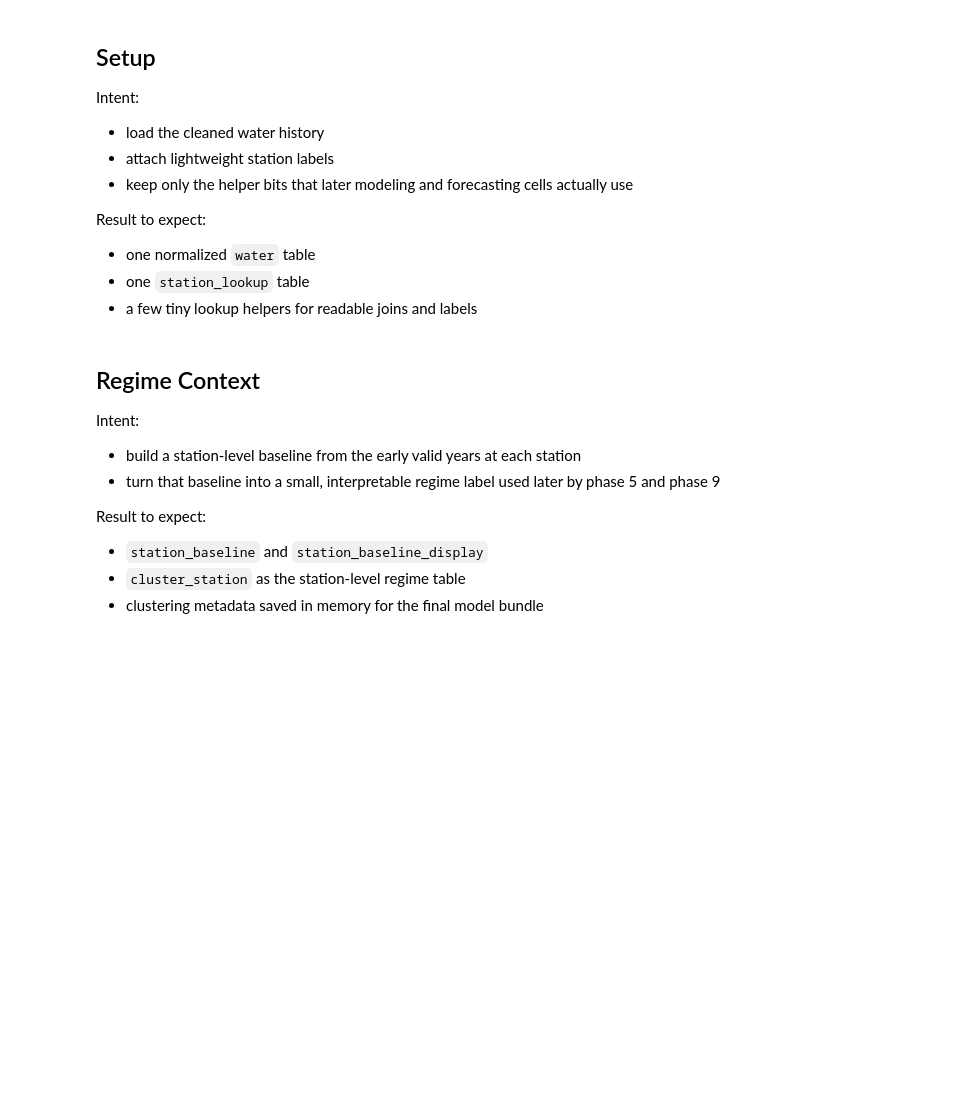
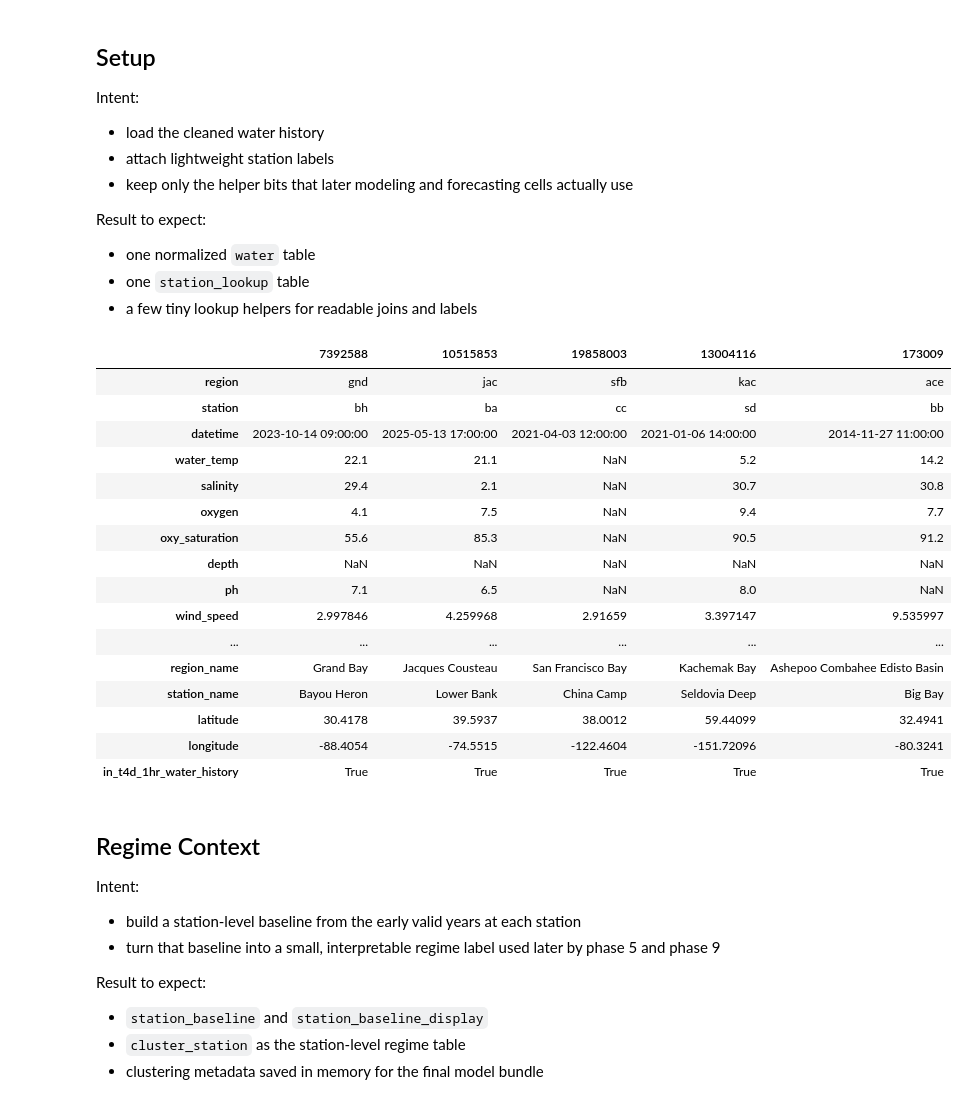
Before and after one commit to jeturcotte/estuaries, a Jupyter notebook: code/t4d.full.project.lite.ipynb, the cells around one changed output. Saved outputs shown, nothing was run; the diff lists cells and outputs as text; code cells hidden in the pictures; blank space fills up the shorter version.

```diff
--- a/code/t4d.full.project.lite.ipynb
+++ b/code/t4d.full.project.lite.ipynb
@@ -93,8 +93,13 @@ artifact_dir = Path( "../artifacts" )
 artifact_dir.mkdir( parents = True, exist_ok = True ) # get created later
 
 #sys.path.append( str( Path( ".." ).resolve( ) ) )
+# note that the below is the result of a separate script collating NERRS and ERA5 data
+water = pd.read_csv(
+    data_dir / f"{ res }hr" / f"t4d.{ res }hr.water.history.csv",
+    dtype = { "station": str }, # was throwing a warning since a couple stations are just numbers
+    low_memory = False
+)
 
-water = pd.read_csv( data_dir / f"{ res }hr" / f"t4d.{ res }hr.water.history.csv" )
 # lil easier to read
 water = water.rename(
     columns = {
@@ -131,40 +136,58 @@ station_lookup = station_lookup[
         "longitude",
         "in_t4d_1hr_water_history",
     ]
-].drop_duplicates( subset = [ "region", "station" ] )
+].drop_duplicates( subset = [ "region", "station" ] ) # no dupes, please
 
 # we can basically 'enum' these in (like a factor in R)
 # so not that wasteful to have around for readability
 region_name_lookup = (
     station_lookup
     .dropna( subset = [ "region_name" ] )
     .drop_duplicates( subset = [ "region" ] )
     .set_index( "region" )[ "region_name" ]
     .to_dict( )
 )
 
 station_name_lookup = (
     station_lookup
     .dropna( subset = [ "station_name" ] )
     .set_index( [ "region", "station" ] )[ "station_name" ]
     .to_dict( )
 )
 
 station_context_cols = [
     "region",
     "station",
     "station_full",
     "region_name",
     "station_name",
     "latitude",
     "longitude",
     "in_t4d_1hr_water_history",
 ]
 
+# add them station details to the water data
+# basically metadata from NERRS, btw
 water = attach_station_context( water )
-
-print( f"water rows: { len( water ) }" )
-print( f"station lookup rows: { len( station_lookup ) }" )
+water.sample( 5 ).T
+# %% [output]
+|  | 7392588 | 10515853 | 19858003 | 13004116 | 173009 |
+| region | gnd | jac | sfb | kac | ace |
+| station | bh | ba | cc | sd | bb |
+| datetime | 2023-10-14 09:00:00 | 2025-05-13 17:00:00 | 2021-04-03 12:00:00 | 2021-01-06 14:00:00 | 2014-11-27 11:00:00 |
+| water_temp | 22.1 | 21.1 | NaN | 5.2 | 14.2 |
+| salinity | 29.4 | 2.1 | NaN | 30.7 | 30.8 |
+| oxygen | 4.1 | 7.5 | NaN | 9.4 | 7.7 |
+| oxy_saturation | 55.6 | 85.3 | NaN | 90.5 | 91.2 |
+| depth | NaN | NaN | NaN | NaN | NaN |
+| ph | 7.1 | 6.5 | NaN | 8.0 | NaN |
+| wind_speed | 2.997846 | 4.259968 | 2.91659 | 3.397147 | 9.535997 |
+| ... | ... | ... | ... | ... | ... |
+| region_name | Grand Bay | Jacques Cousteau | San Francisco Bay | Kachemak Bay | Ashepoo Combahee Edisto Basin |
+| station_name | Bayou Heron | Lower Bank | China Camp | Seldovia Deep | Big Bay |
+| latitude | 30.4178 | 39.5937 | 38.0012 | 59.44099 | 32.4941 |
+| longitude | -88.4054 | -74.5515 | -122.4604 | -151.72096 | -80.3241 |
+| in_t4d_1hr_water_history | True | True | True | True | True |
 # %%
 # just the facts, doc
 water = water.drop( columns = [ "region", "station" ] ) # redundant
```
Also changed, not shown: parts of 33 cells of this notebook, 3 other files.
